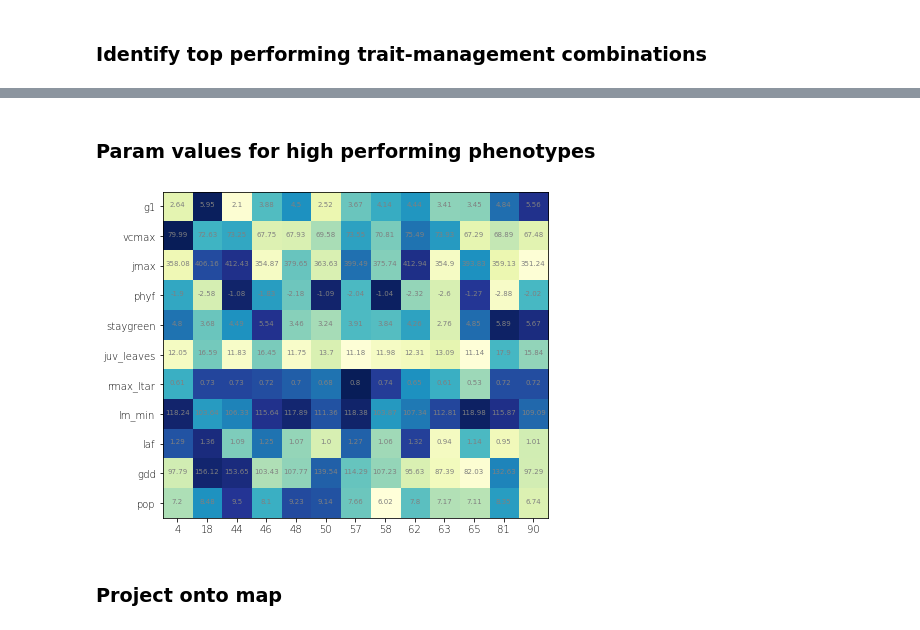
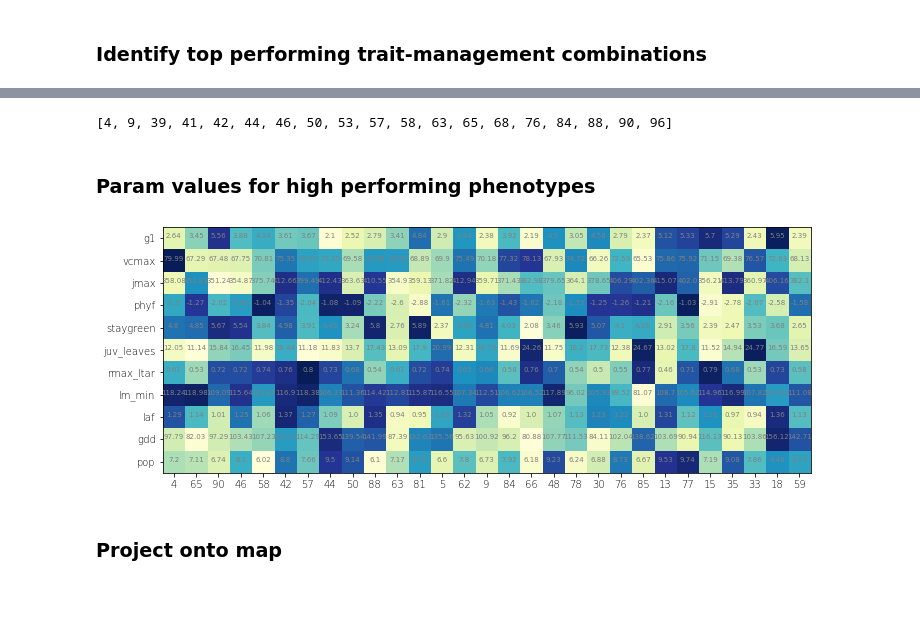
Before and after one commit to jennhsiao/upscale, a Jupyter notebook: notebooks/analys_performance.ipynb, the cells around one changed output, grey strips where cells are left out. Saved outputs shown, nothing was run; the diff lists cells and outputs as text; code cells hidden in the pictures; blank space fills up the shorter version.

```diff
--- a/notebooks/analys_performance.ipynb
+++ b/notebooks/analys_performance.ipynb
@@ -104,11 +54,15 @@ df_pheno = pd.merge(df_pheno, df_sites_sorted, left_on='sites', right_on='site')
 # %%
-# Initiate empty matrix
-mx = np.empty(shape=[len(phenos), len(sites)])
-mx[:] = np.nan
+# Identify sites and phenotypes
+sites = sorted(list(set(df_all.site)))
+phenos = list(set(df_all.cvar))
 
-# Fill in matrix data
-for item in np.arange(n_pheno):
-    mx[df_pheno[f'pheno{item+1}'], df_pheno['site_num']] = item + 1
+# Parameters for identify_top_phenos
+n_pheno = 5
+w_yield = 1
+w_disp = 1
+
+# Identify top phenos
+df_pheno, mx = identify_top_phenos('present', n_pheno=n_pheno, w_yield=w_yield, w_disp=w_disp)
 
 # Visualization
 fig = plt.figure(figsize=(8,6))
@@ -136,5 +90,5 @@ ax.set_xticklabels(sites, fontsize=6, fontweight='light', rotation=90)
 ax.set_yticklabels(np.arange(0, len(phenos), 5), fontsize=10, fontweight='light', rotation=0)
 
 fig.subplots_adjust(bottom=0.15)
-#plt.savefig('/home/disk/eos8/ach315/upscale/figs/heatmap_topchoice.png', format='png', dpi=800)
+#plt.savefig(f'/home/disk/eos8/ach315/upscale/figs/heatmap_topchoice_yield{w_yield}_disp{w_disp}.png', format='png', dpi=800)
 # %% [output]
@@ -142,3 +125,8 @@ fig.subplots_adjust(bottom=0.15)
+# %%
+list_top_pheno = prevalent_top_pheno('present', n_pheno, intervals, site_threshold_max)
+list_top_pheno
+# %% [output]
+[4, 9, 39, 41, 42, 44, 46, 50, 53, 57, 58, 63, 65, 68, 76, 84, 88, 90, 96]
 # %% [markdown]
 ### Param values for high performing phenotypes
 # %%
@@ -151,37 +139,41 @@ for item in np.arange(n_pheno):
     top_pheno = list(set(df_pheno.iloc[:,item]))
     list_top_pheno.extend(top_pheno)
 list_top_pheno = list(set(list_top_pheno))
-top_pheno_sorted = sorted(list_top_pheno)
+
+# Determine prevalence of phenotype occurrence
+df_pheno_count = pd.DataFrame(list(pd.DataFrame(mx).count(axis=1)), columns=['count'])
+top_pheno_sorted = list(df_pheno_count.iloc[list_top_pheno].sort_values('count', ascending=False).index)
 
 # Determined parameters perturbed and perturb range
 problem, param_values = params_sample('present', 10)
 param_range = dict(zip(problem['names'], problem['bounds']))
 params = problem['names']
 df_params_fold = pd.DataFrame(columns=params)
 
 # Normalize parameter values
 df_highperformance = df_params.iloc[top_pheno_sorted, :-1]
 for param in params:
     df_params_fold[param] = fold(df_highperformance[param],
                                  param_range[param][0],
                                  param_range[param][1])
 
 # Visualize
-fig, ax = plt.subplots(figsize=(8,6))
+fig, ax = plt.subplots(figsize=(12,6))
 im = ax.imshow(df_params_fold.transpose(), cmap=YlGnBu_9.mpl_colormap)
 ax.set_xticks(np.arange(df_highperformance.shape[0]))
 ax.set_yticks(np.arange(df_highperformance.shape[1]))
 ax.set_xticklabels(list(df_highperformance.index), size=10, fontweight='light')
 ax.set_yticklabels(list(df_highperformance.columns), size=10, fontweight='light')
 
 for top_pheno in range(len(top_pheno_sorted)):
     for param in range(len(params)):
         text = ax.text(top_pheno, param,
                        df_params.transpose().loc[params[param],
                                                  top_pheno_sorted[top_pheno]],
                        ha='center', color='grey', size=7)
 fig.subplots_adjust(left=0.15)
+#plt.savefig('/home/disk/eos8/ach315/upscale/figs/heatmap_param_values.png', format='png', dpi=800)
 # %% [output]
-[figure, old version]
+[figure, new version]
 # %% [markdown]
 ### Project onto map
```
Also changed, not shown: parts of 13 cells of this notebook, 5 other files.
